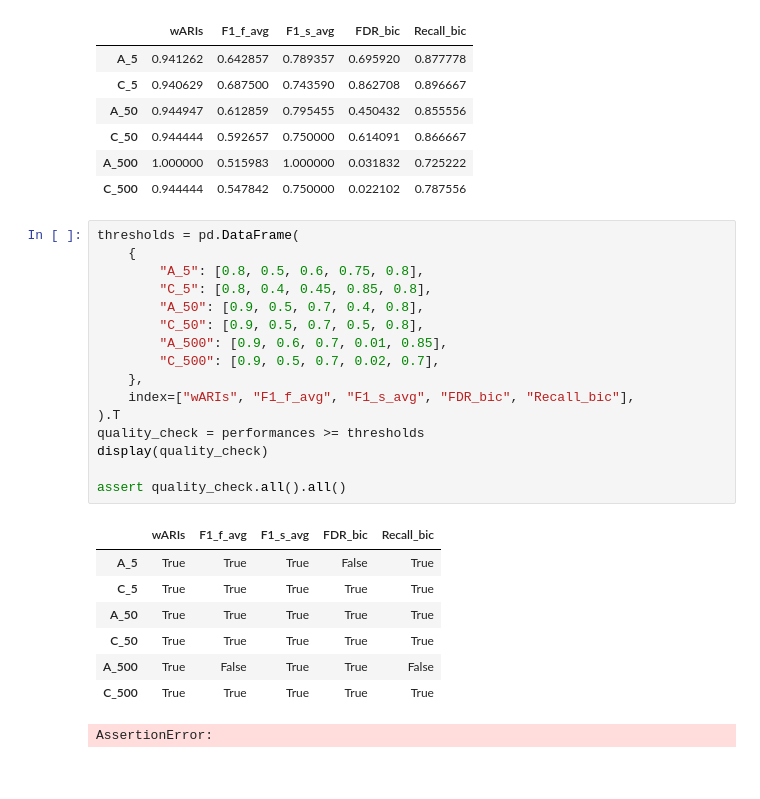
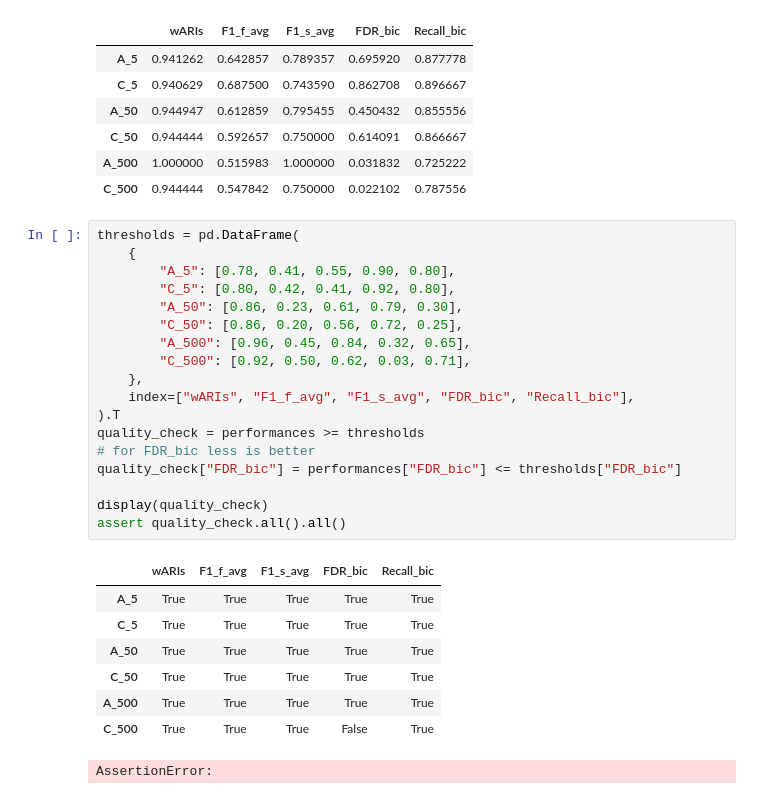
Before and after one commit to ozolotareva/unpast, a Jupyter notebook: notebooks/Generate_simulated_data_and_test_unpast.ipynb, the cells around one changed output. Drawn from its saved outputs; the diff is of its cells as text.

Commit message:
fix thresholds (mean+2*std)

```diff
--- a/notebooks/Generate_simulated_data_and_test_unpast.ipynb
+++ b/notebooks/Generate_simulated_data_and_test_unpast.ipynb
@@ -423,25 +423,27 @@ test_data_sim/C_500/true_biclusters.tsv
 # %%
 thresholds = pd.DataFrame(
     {
-        "A_5": [0.8, 0.5, 0.6, 0.75, 0.8],
-        "C_5": [0.8, 0.4, 0.45, 0.85, 0.8],
-        "A_50": [0.9, 0.5, 0.7, 0.4, 0.8],
-        "C_50": [0.9, 0.5, 0.7, 0.5, 0.8],
-        "A_500": [0.9, 0.6, 0.7, 0.01, 0.85],
-        "C_500": [0.9, 0.5, 0.7, 0.02, 0.7],
+        "A_5": [0.78, 0.41, 0.55, 0.90, 0.80],
+        "C_5": [0.80, 0.42, 0.41, 0.92, 0.80],
+        "A_50": [0.86, 0.23, 0.61, 0.79, 0.30],
+        "C_50": [0.86, 0.20, 0.56, 0.72, 0.25],
+        "A_500": [0.96, 0.45, 0.84, 0.32, 0.65],
+        "C_500": [0.92, 0.50, 0.62, 0.03, 0.71],
     },
     index=["wARIs", "F1_f_avg", "F1_s_avg", "FDR_bic", "Recall_bic"],
 ).T
 quality_check = performances >= thresholds
+# for FDR_bic less is better
+quality_check["FDR_bic"] = performances["FDR_bic"] <= thresholds["FDR_bic"]
+
 display(quality_check)
-
 assert quality_check.all().all()
 # %% [output]
 |  | wARIs | F1_f_avg | F1_s_avg | FDR_bic | Recall_bic |
-| A_5 | True | True | True | False | True |
+| A_5 | True | True | True | True | True |
 | C_5 | True | True | True | True | True |
 | A_50 | True | True | True | True | True |
 | C_50 | True | True | True | True | True |
-| A_500 | True | False | True | True | False |
-| C_500 | True | True | True | True | True |
+| A_500 | True | True | True | True | True |
+| C_500 | True | True | True | False | True |
 AssertionError:
```
Also changed, not shown: parts of 2 cells of this notebook.
